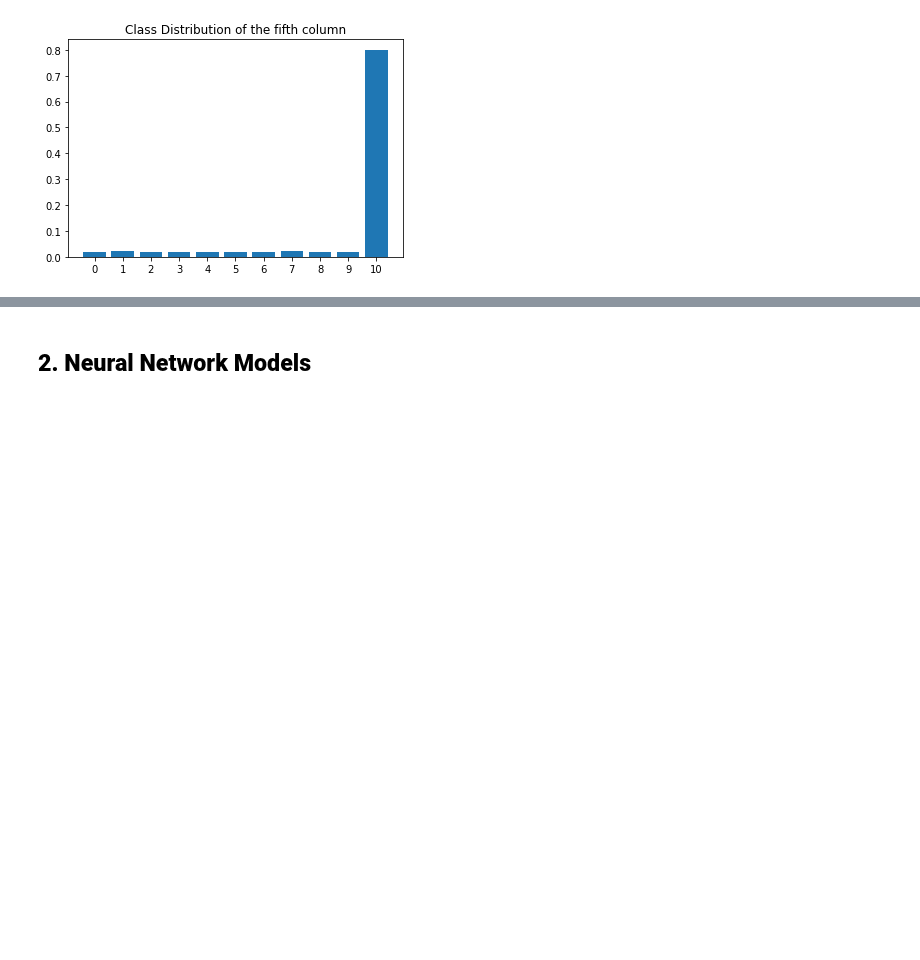
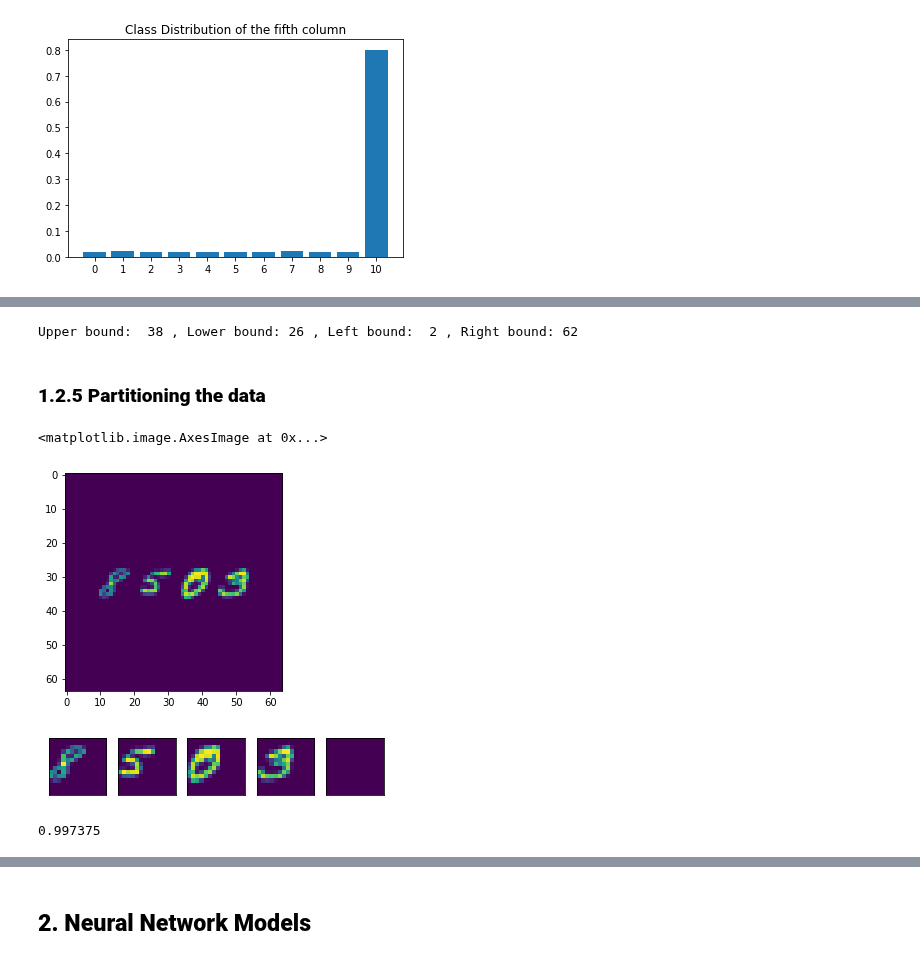
Before and after one commit to du-hr/MNIST-CNN, a Jupyter notebook: MiniProject_3.ipynb, the cells around one changed output, grey strips where cells are left out. Drawn from its saved outputs; the diff is of its cells as text; code cells hidden in the pictures; blank space fills up the shorter version.

```diff
--- a/MiniProject_3.ipynb
+++ b/MiniProject_3.ipynb
@@ -113,5 +111,9 @@ print(one_hot_labels_list[2])
 ### **1.2.2 Data Normalization**
 # %%
 # normalize to range 0-1 with typecast to float
-scaled_train_images = train_images.astype('float32') / 255.0
-scaled_test_images = test_images.astype('float32') / 255.0
+def data_normalized(x):
+  scaled_x = x.astype('float32') / 255.0
+  return scaled_x
+
+scaled_train_images = data_normalized(train_images)
+X_train = torch.from_numpy(scaled_train_images)
@@ -177,0 +289,11 @@ plt.show()
+# %%
+u = upperBound(X_train)
+l = lowerBound(X_train)
+l2 = leftBound(X_train)
+r = rightBound(X_train)
+
+print("Upper bound: ", u,", Lower bound:", l, ", Left bound: ", l2,", Right bound:", r)
+# %% [output]
+Upper bound:  38 , Lower bound: 26 , Left bound:  2 , Right bound: 62
+# %% [markdown]
+### **1.2.5 Partitioning the data**
@@ -177,0 +372,13 @@ plt.show()
+# %%
+x_try = X_train[0].reshape(64, 64)
+plt.imshow(x_try)
+# %% [output]
+<matplotlib.image.AxesImage at 0x...>
+[figure, added]
+# %%
+x_try_part = partition_image(x_try)
+for i in range(5):
+    plt.subplot(1,5,i+1),plt.imshow(x_try_part[i, :, :])
+    plt.xticks([]),plt.yticks([])
+# %% [output]
+[figure, added]
@@ -177,0 +435,4 @@ plt.show()
+# %%
+accuracy_check(X_train, train_labels)
+# %% [output]
+0.997375
```
Also changed, not shown: parts of 49 cells of this notebook.
